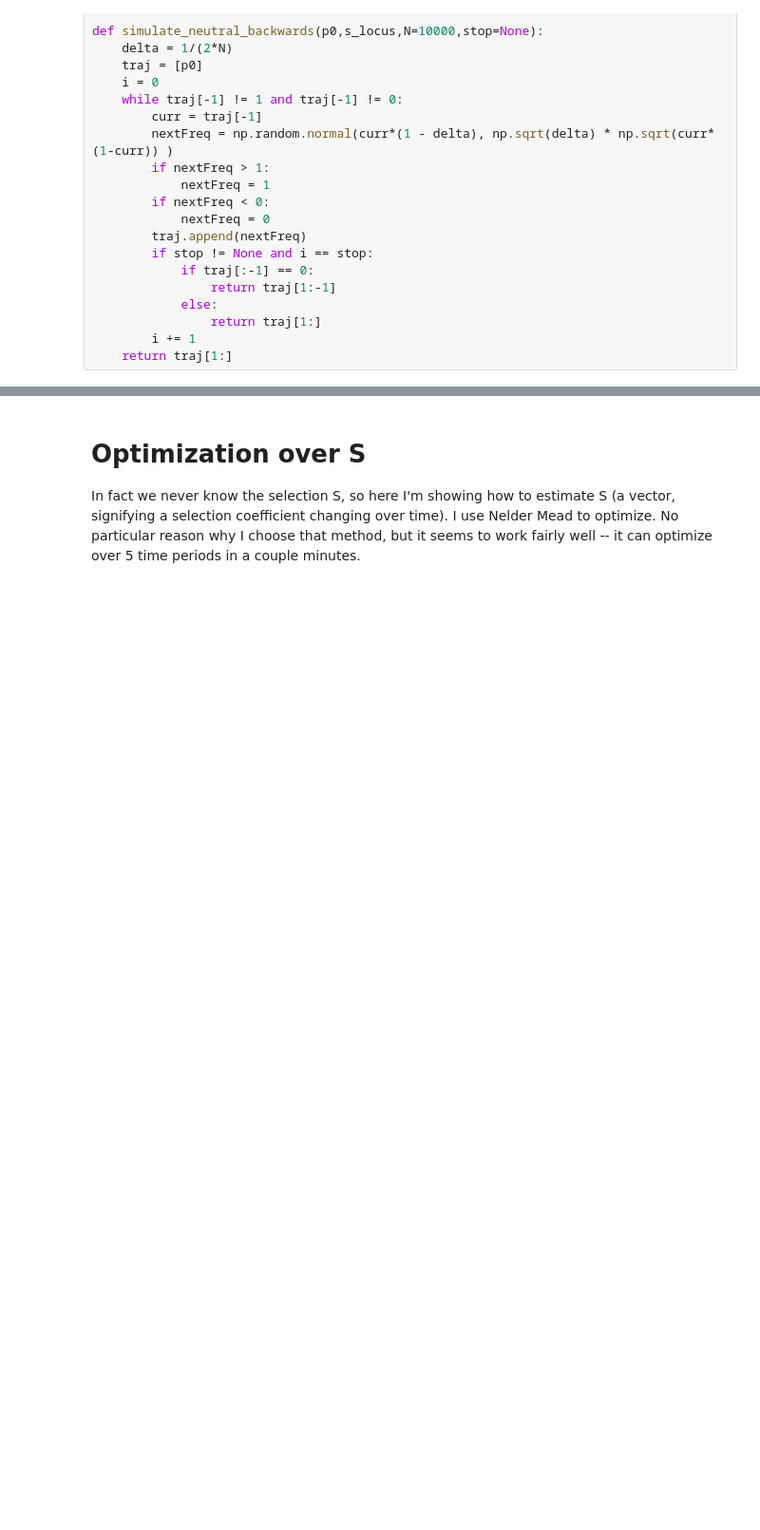
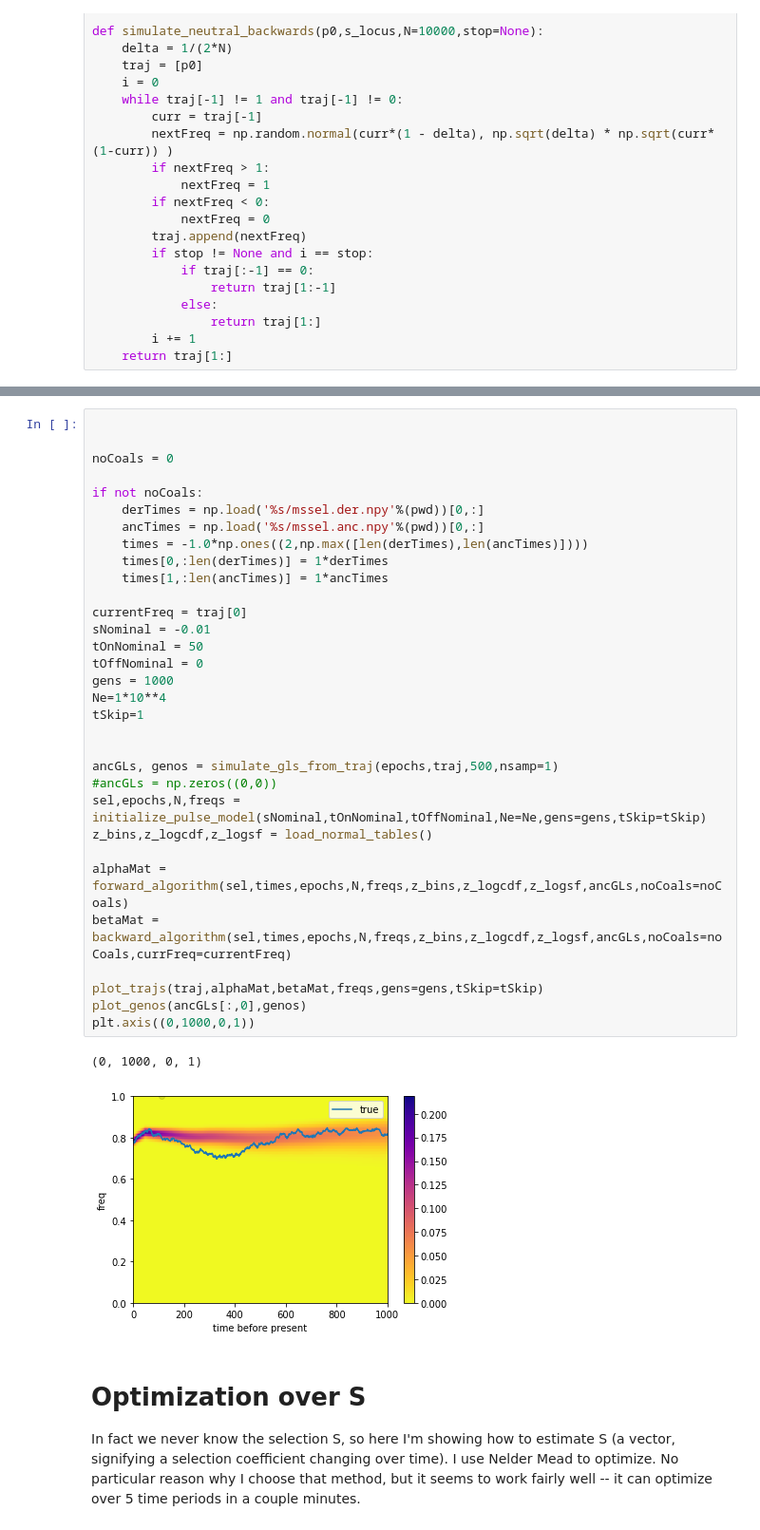
Before and after one commit to standard-aaron/clues, a Jupyter notebook: workbook.ipynb, the cells around one changed output, grey strips where cells are left out. Shown at 95% size. Drawn from its saved outputs; the diff is of its cells as text; blank space fills up the shorter version.

```diff
--- a/workbook.ipynb
+++ b/workbook.ipynb
@@ -458,3 +711,38 @@ plot_trajs(traj,alphaMat,betaMat,freqs,genos,gens=500,tSkip=tSkip)
+# %%
+
+
+noCoals = 0
+
+if not noCoals:
+    derTimes = np.load('%s/mssel.der.npy'%(pwd))[0,:]
+    ancTimes = np.load('%s/mssel.anc.npy'%(pwd))[0,:]
+    times = -1.0*np.ones((2,np.max([len(derTimes),len(ancTimes)])))
+    times[0,:len(derTimes)] = 1*derTimes
+    times[1,:len(ancTimes)] = 1*ancTimes
+
+currentFreq = traj[0]
+sNominal = -0.01
+tOnNominal = 50
+tOffNominal = 0
+gens = 1000
+Ne=1*10**4
+tSkip=1
+
+
+ancGLs, genos = simulate_gls_from_traj(epochs,traj,500,nsamp=1)
+#ancGLs = np.zeros((0,0))
+sel,epochs,N,freqs = initialize_pulse_model(sNominal,tOnNominal,tOffNominal,Ne=Ne,gens=gens,tSkip=tSkip)
+z_bins,z_logcdf,z_logsf = load_normal_tables()
+
+alphaMat = forward_algorithm(sel,times,epochs,N,freqs,z_bins,z_logcdf,z_logsf,ancGLs,noCoals=noCoals)
+betaMat = backward_algorithm(sel,times,epochs,N,freqs,z_bins,z_logcdf,z_logsf,ancGLs,noCoals=noCoals,currFreq=currentFreq)
+
+plot_trajs(traj,alphaMat,betaMat,freqs,gens=gens,tSkip=tSkip)
+plot_genos(ancGLs[:,0],genos)
+plt.axis((0,1000,0,1))
+# %% [output]
+(0, 1000, 0, 1)
+[figure, added]
 # %% [markdown]
 # Optimization over S
 
```
Also changed, not shown: parts of 12 cells of this notebook, 5 other files.
